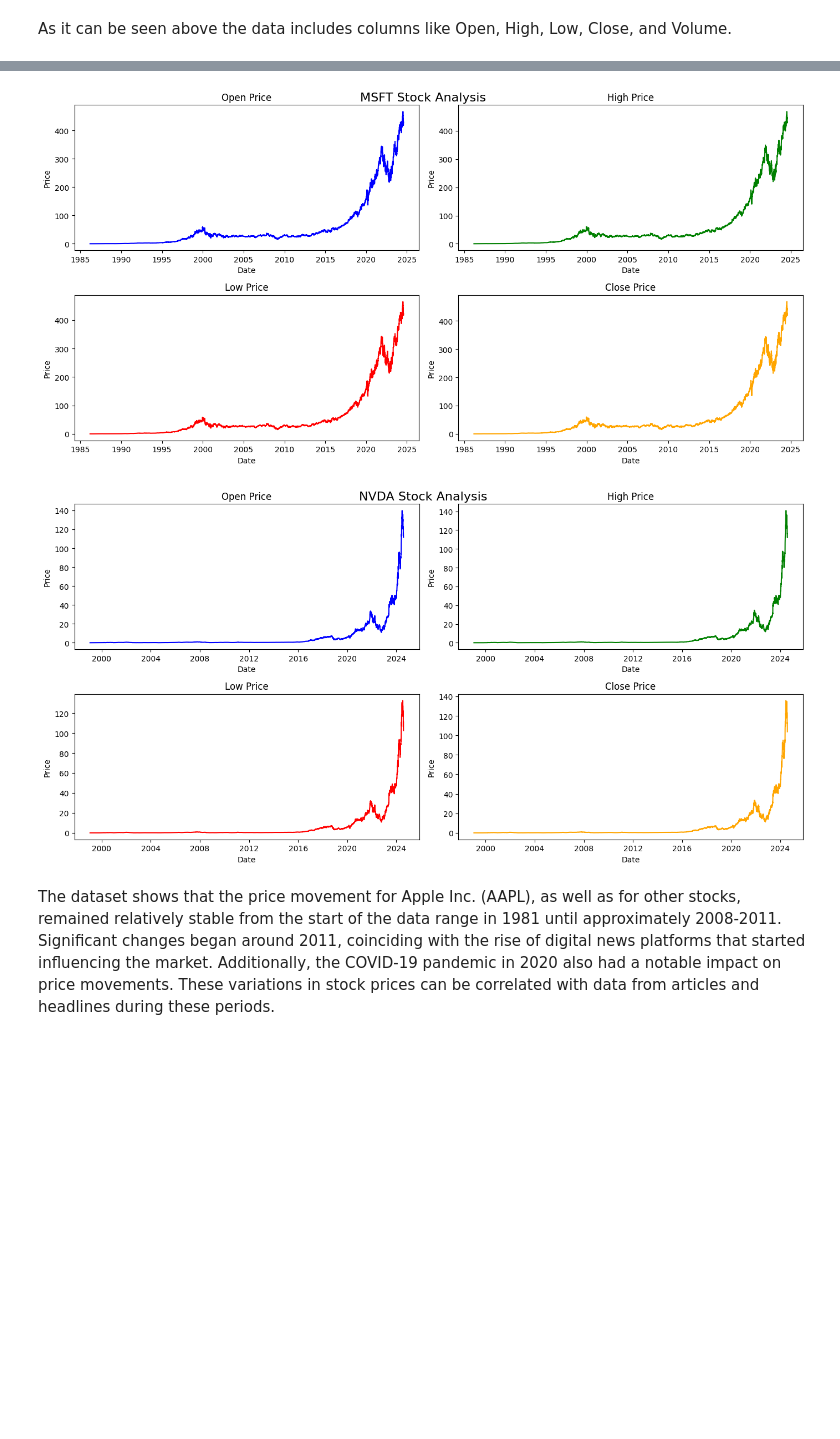
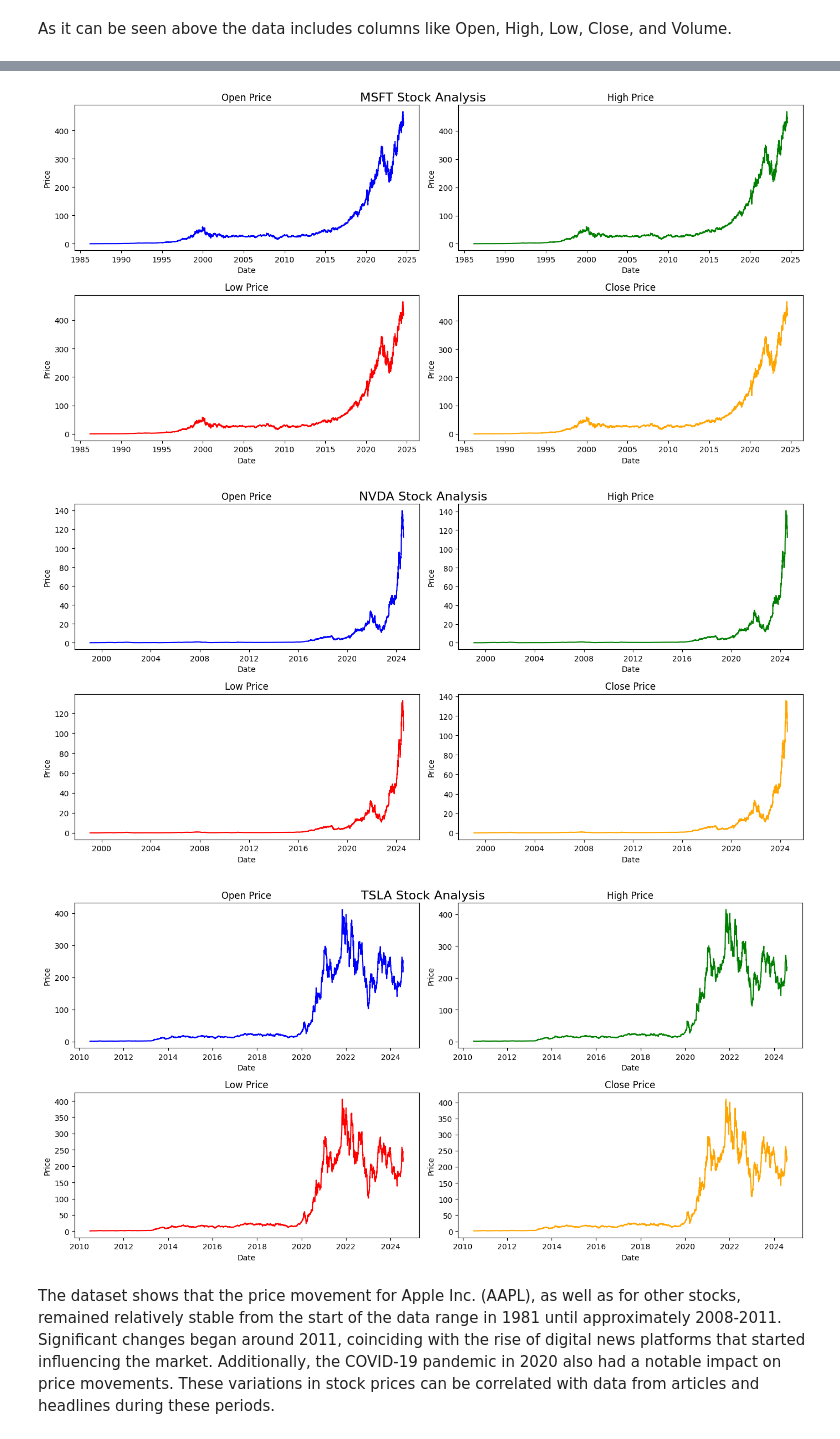
Before and after one commit to Ethel-Star/W1.FinNews-StockPrice-Integration, a Jupyter notebook: notebooks/TALib_Quant_Analysis.ipynb, the cells around one changed output, grey strips where cells are left out. Cells and saved outputs as stored; diff of their text form; code cells hidden in the pictures; blank space fills up the shorter version.

```diff
--- a/notebooks/TALib_Quant_Analysis.ipynb
+++ b/notebooks/TALib_Quant_Analysis.ipynb
@@ -11,7 +11,7 @@ import seaborn as sns
 from pypfopt.efficient_frontier import EfficientFrontier
 from pypfopt import risk_models
 from pypfopt import expected_returns
-# Define the path to the stock data
+
 
 Sentiment_analysis=pd.read_csv(r'C:\Users\ethio\Desktop\Tenx.AIM2 -ET\Week1\Task1_sentiment_data\sentiment_analysis_results.csv')
 aapl_data = pd.read_csv(r'C:\Users\ethio\Desktop\Tenx.AIM2 -ET\Week1\Data\yfinance_data\AAPL_historical_data.csv')
@@ -20,8 +20,13 @@ goog_data = pd.read_csv(r'C:\Users\ethio\Desktop\Tenx.AIM2 -ET\Week1\Data\yfinan
 meta_data = pd.read_csv(r'C:\Users\ethio\Desktop\Tenx.AIM2 -ET\Week1\Data\yfinance_data\META_historical_data.csv')
 msft_data = pd.read_csv(r'C:\Users\ethio\Desktop\Tenx.AIM2 -ET\Week1\Data\yfinance_data\MSFT_historical_data.csv')
 nvda_data = pd.read_csv(r'C:\Users\ethio\Desktop\Tenx.AIM2 -ET\Week1\Data\yfinance_data\NVDA_historical_data.csv')
+tsla_data = pd.read_csv(r'C:\Users\ethio\Desktop\Tenx.AIM2 -ET\Week1\Data\yfinance_data\TSLA_historical_data.csv')
+
 
 # Read and display the first few rows of each file
+
+
+Sentiment_analysis.head()
 print("AAPL Data:")
 print(aapl_data.head())
 
@@ -78,33 +83,35 @@ def plot_stock_data(data, title):
     plt.subplot(2, 2, 3)
     plt.plot(pd.to_datetime(data['Date']), data['Low'], label='Low', color='red')
     plt.title('Low Price')
     plt.xlabel('Date')
     plt.ylabel('Price')
 
     plt.subplot(2, 2, 4)
     plt.plot(pd.to_datetime(data['Date']), data['Close'], label='Close', color='orange')
     plt.title('Close Price')
     plt.xlabel('Date')
     plt.ylabel('Price')
 
     plt.tight_layout()
     plt.suptitle(title, fontsize=16)
     plt.show()
 
 # Plot data for each stock
 plot_stock_data(aapl_data, 'AAPL Stock Analysis')
 plot_stock_data(amzn_data, 'AMZN Stock Analysis')
 plot_stock_data(goog_data, 'GOOG Stock Analysis')
 plot_stock_data(meta_data, 'META Stock Analysis')
 plot_stock_data(msft_data, 'MSFT Stock Analysis')
 plot_stock_data(nvda_data, 'NVDA Stock Analysis')
+plot_stock_data(tsla_data, 'TSLA Stock Analysis')
 # %% [output]
 [figure]
 [figure]
 [figure]
 [figure]
 [figure]
 [figure]
+[figure, added]
 # %% [markdown]
 The dataset shows that the price movement for Apple Inc. (AAPL), as well as for other stocks, remained relatively stable from the start of the data range in 1981 until approximately 2008-2011. Significant changes began around 2011, coinciding with the rise of digital news platforms that started influencing the market. Additionally, the COVID-19 pandemic in 2020 also had a notable impact on price movements. These variations in stock prices can be correlated with data from articles and headlines during these periods.
 # %% [markdown]
```
Also changed, not shown: parts of 15 cells of this notebook.
